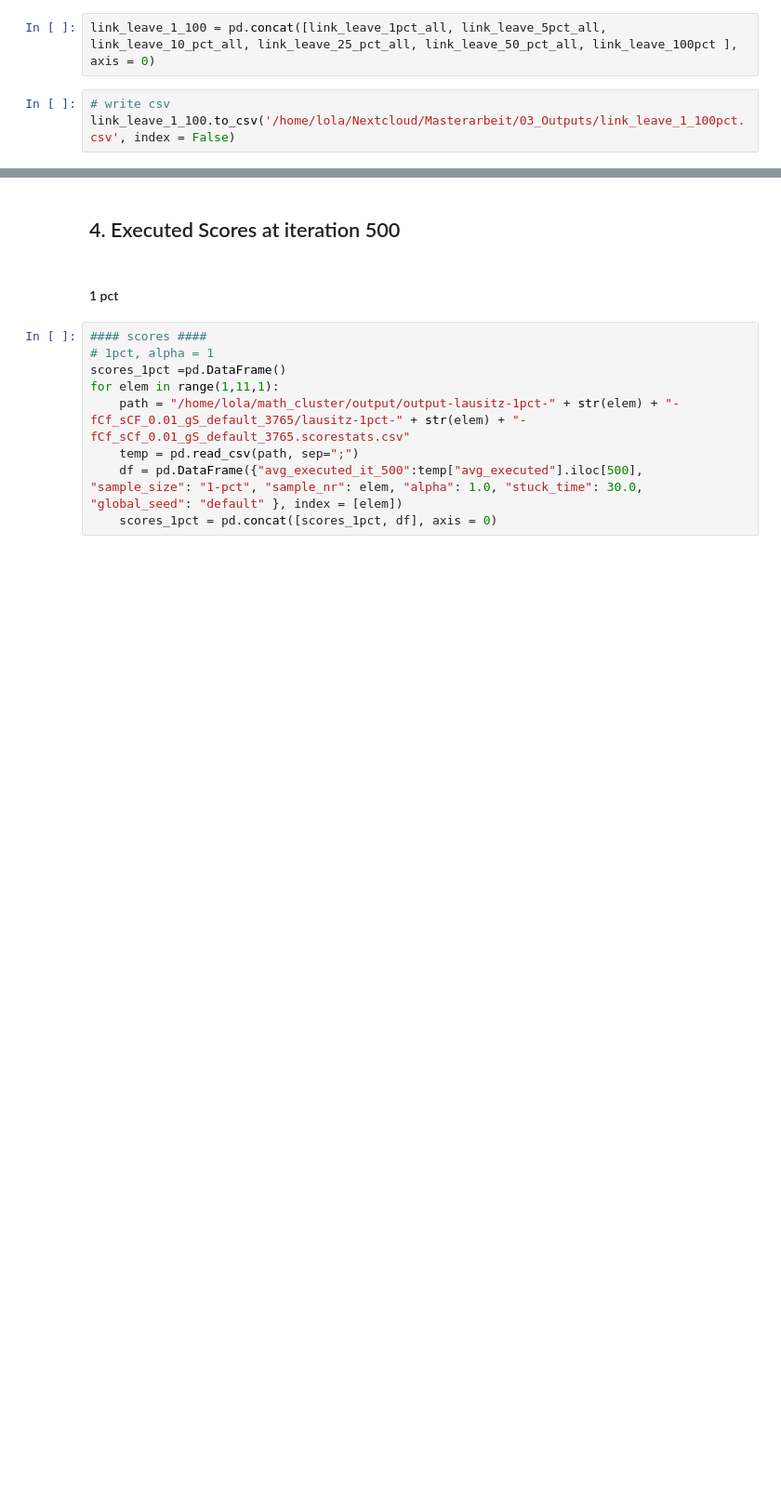
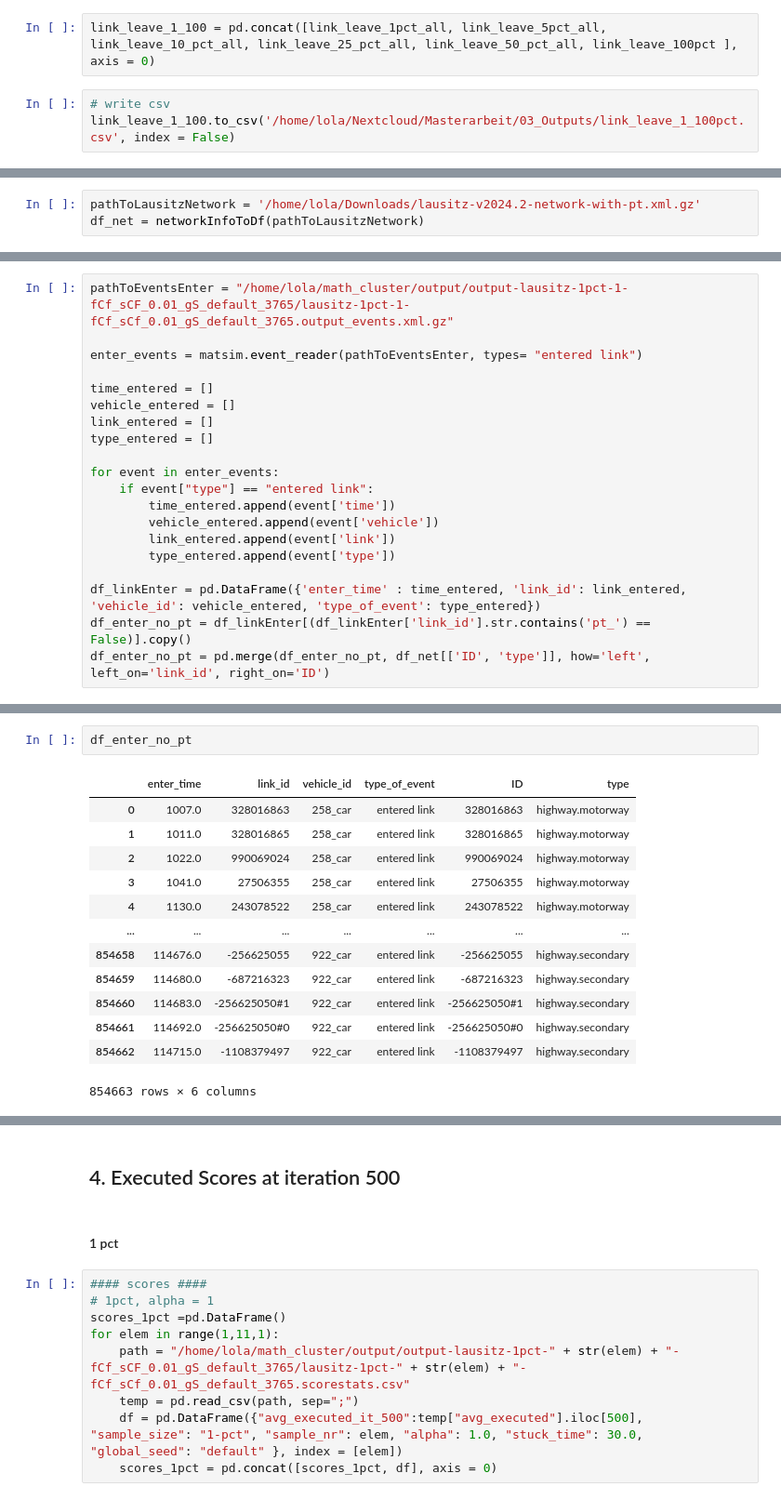
Before and after one commit to theresamariaM/Lausitz-Population-Scaling-Aggregate-Data-Create-Plots, a Jupyter notebook: Create_aggregated_output_files_for_it_500.ipynb, the cells around one changed output, grey strips where cells are left out. Shown: that part at 93% size. Cells and saved outputs as stored; diff of their text form; blank space fills up the shorter version.

```diff
--- a/Create_aggregated_output_files_for_it_500.ipynb
+++ b/Create_aggregated_output_files_for_it_500.ipynb
@@ -1056,0 +1058,3 @@ link_leave_1_100.to_csv('/home/lola/Nextcloud/Masterarbeit/03_Outputs/link_leave
+# %%
+pathToLausitzNetwork = '/home/lola/Downloads/lausitz-v2024.2-network-with-pt.xml.gz'
+df_net = networkInfoToDf(pathToLausitzNetwork)
@@ -1056,0 +1166,20 @@ link_leave_1_100.to_csv('/home/lola/Nextcloud/Masterarbeit/03_Outputs/link_leave
+# %%
+pathToEventsEnter = "/home/lola/math_cluster/output/output-lausitz-1pct-1-fCf_sCF_0.01_gS_default_3765/lausitz-1pct-1-fCf_sCf_0.01_gS_default_3765.output_events.xml.gz"
+
+enter_events = matsim.event_reader(pathToEventsEnter, types= "entered link")
+
+time_entered = []
+vehicle_entered = []
+link_entered = []
+type_entered = []
+
+for event in enter_events:
+    if event["type"] == "entered link":
+        time_entered.append(event['time'])
+        vehicle_entered.append(event['vehicle'])
+        link_entered.append(event['link'])
+        type_entered.append(event['type'])
+
+df_linkEnter = pd.DataFrame({'enter_time' : time_entered, 'link_id': link_entered, 'vehicle_id': vehicle_entered, 'type_of_event': type_entered})
+df_enter_no_pt = df_linkEnter[(df_linkEnter['link_id'].str.contains('pt_') == False)].copy()
+df_enter_no_pt = pd.merge(df_enter_no_pt, df_net[['ID', 'type']], how='left', left_on='link_id', right_on='ID')
@@ -1056,0 +1352,16 @@ link_leave_1_100.to_csv('/home/lola/Nextcloud/Masterarbeit/03_Outputs/link_leave
+# %%
+df_enter_no_pt
+# %% [output]
+|  | enter_time | link_id | vehicle_id | type_of_event | ID | type |
+| 0 | 1007.0 | 328016863 | 258_car | entered link | 328016863 | highway.motorway |
+| 1 | 1011.0 | 328016865 | 258_car | entered link | 328016865 | highway.motorway |
+| 2 | 1022.0 | 990069024 | 258_car | entered link | 990069024 | highway.motorway |
+| 3 | 1041.0 | 27506355 | 258_car | entered link | 27506355 | highway.motorway |
+| 4 | 1130.0 | 243078522 | 258_car | entered link | 243078522 | highway.motorway |
+| ... | ... | ... | ... | ... | ... | ... |
+| 854658 | 114676.0 | -256625055 | 922_car | entered link | -256625055 | highway.secondary |
+| 854659 | 114680.0 | -687216323 | 922_car | entered link | -687216323 | highway.secondary |
+| 854660 | 114683.0 | -256625050#1 | 922_car | entered link | -256625050#1 | highway.secondary |
+| 854661 | 114692.0 | -256625050#0 | 922_car | entered link | -256625050#0 | highway.secondary |
+| 854662 | 114715.0 | -1108379497 | 922_car | entered link | -1108379497 | highway.secondary |
+854663 rows × 6 columns
```
Also changed, not shown: parts of 216 cells of this notebook, 1 other file.
